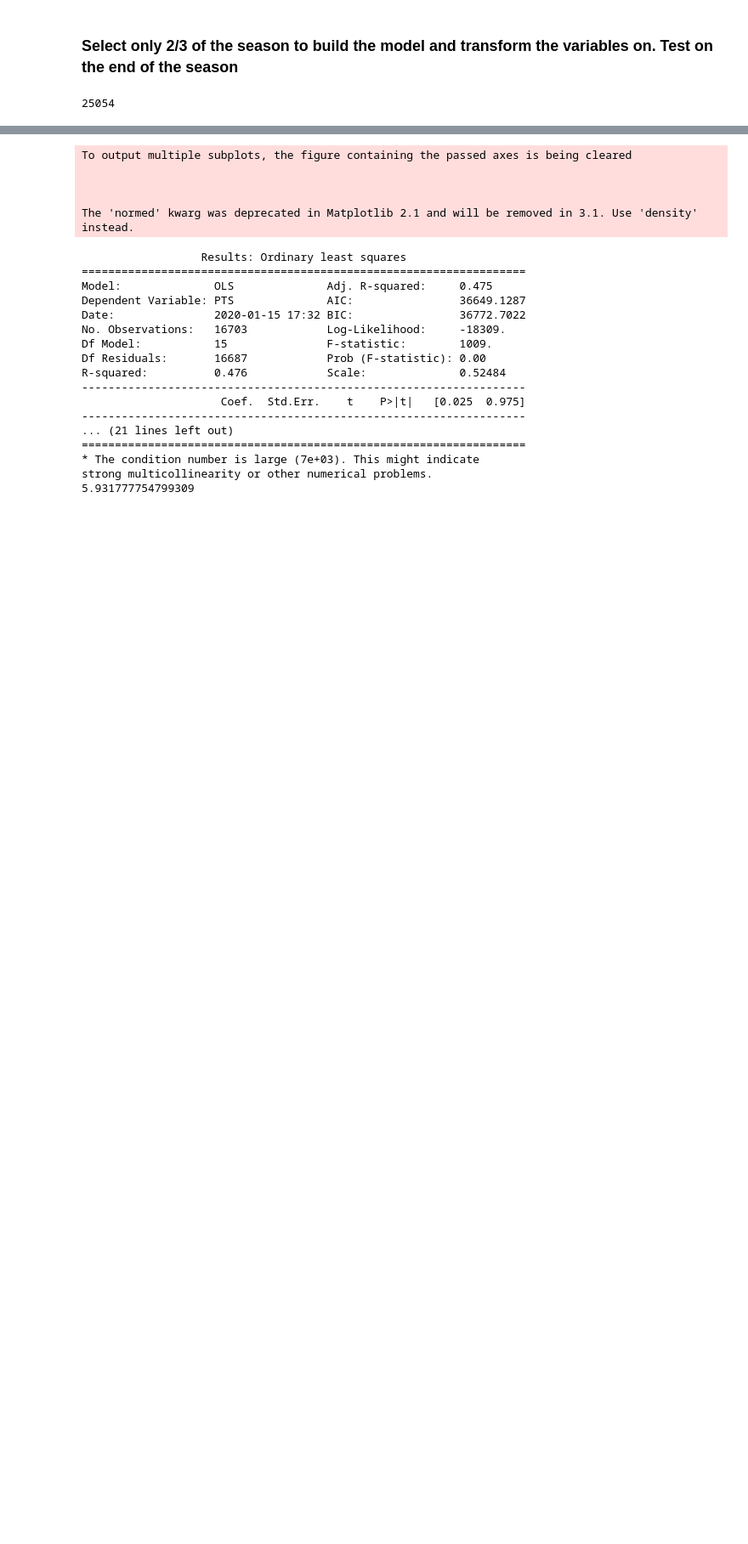
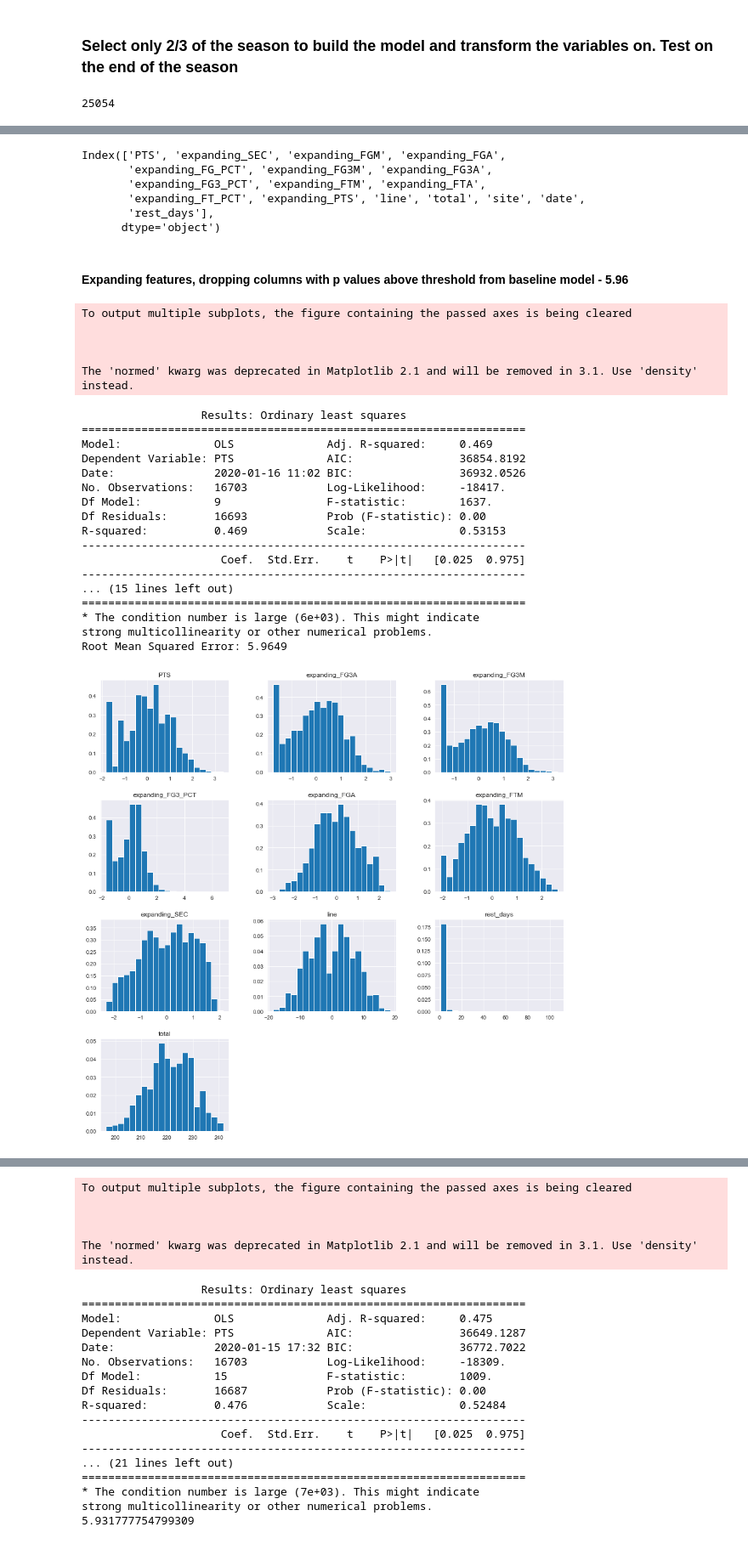
Before and after one commit to jcohen312/nba_points, a Jupyter notebook: Linear Regression.ipynb, the cells around one changed output, grey strips where cells are left out. Shown at 85% size. Saved outputs shown, nothing was run; the diff lists cells and outputs as text; code cells hidden in the pictures; blank space fills up the shorter version.

```diff
--- a/Linear Regression.ipynb
+++ b/Linear Regression.ipynb
@@ -120,3 +122,14 @@ def formated_player_stats(table, cols, year = '', lag = None):
+# %%
+def generate_pre_transformed(combined_df):
+    drop_cols = ['GAME_ID', 'TEAM_ID', 'TEAM_ABBREVIATION', 'TEAM_CITY', 'PLAYER_ID',
+       'PLAYER_NAME', 'START_POSITION', 'COMMENT', 'MIN', 'FGM', 'FGA',
+       'FG_PCT', 'FG3M', 'FG3A', 'FG3_PCT', 'FTM', 'FTA', 'FT_PCT', 'OREB',
+       'DREB', 'REB', 'AST', 'STL', 'BLK', 'PF', 'PLUS_MINUS', 'pk',
+       'TOS', 'SEASON_ID', 'DK_PTS', 'DD', 'TD', 'doubles', 'SEC', 'game_id', 'game_number', 'team']
+    pre_transform = combined.drop(drop_cols, axis=1).sort_values(by='date')
+    pre_transform['rest_days'] = pre_transform['rest_days'].dt.days
+
+    return pre_transform
 # %% [markdown]
 #### Function to calculate rolling team statistics
 # %%
@@ -175,6 +304,8 @@ drop_cols = ['GAME_ID', 'TEAM_ID', 'TEAM_ABBREVIATION', 'TEAM_CITY', 'PLAYER_ID'
        'DREB', 'REB', 'AST', 'STL', 'BLK', 'PF', 'PLUS_MINUS', 'pk',
        'TOS', 'SEASON_ID', 'DK_PTS', 'DD', 'TD', 'doubles', 'SEC', 'game_id', 'game_number', 'team']
 pre_transform = combined.drop(drop_cols, axis=1).sort_values(by='date')
+# %%
+pre_test = generate_pre_transformed(combined)
 # %%
 pre_transform
 # %% [output]
@@ -286,0 +398,45 @@ def do_regression(df, vars_to_transform):
+# %%
+pre_test.columns
+# %% [output]
+Index(['PTS', 'expanding_SEC', 'expanding_FGM', 'expanding_FGA',
+       'expanding_FG_PCT', 'expanding_FG3M', 'expanding_FG3A',
+       'expanding_FG3_PCT', 'expanding_FTM', 'expanding_FTA',
+       'expanding_FT_PCT', 'expanding_PTS', 'line', 'total', 'site', 'date',
+       'rest_days'],
+      dtype='object')
+# %% [markdown]
+#### Expanding features, dropping columns with p values above threshold from baseline model - 5.96
+# %%
+use_cols = ['PTS', 'expanding_SEC',  'expanding_FGA',
+        'expanding_FG3M', 'expanding_FG3A',
+       'expanding_FG3_PCT', 'expanding_FTM',
+         'line', 'total', 'date',
+       'rest_days']
+transform = ['PTS', 'expanding_FG3M', 'expanding_FG3A',
+       'expanding_FG3_PCT',  'expanding_FGA','expanding_FTM', 'expanding_SEC',
+        'expanding_FGA','expanding_FTM', 'expanding_SEC' ]
+do_regression_v2(pre_test, use_cols=use_cols, vars_to_transform=transform)
+# %% [output]
+To output multiple subplots, the figure containing the passed axes is being cleared
+
+
+
+The 'normed' kwarg was deprecated in Matplotlib 2.1 and will be removed in 3.1. Use 'density' instead.
+                  Results: Ordinary least squares
+===================================================================
+Model:              OLS              Adj. R-squared:     0.469
+Dependent Variable: PTS              AIC:                36854.8192
+Date:               2020-01-16 11:02 BIC:                36932.0526
+No. Observations:   16703            Log-Likelihood:     -18417.
+Df Model:           9                F-statistic:        1637.
+Df Residuals:       16693            Prob (F-statistic): 0.00
+R-squared:          0.469            Scale:              0.53153
+-------------------------------------------------------------------
+                     Coef.  Std.Err.    t    P>|t|   [0.025  0.975]
+-------------------------------------------------------------------
+... (15 lines left out)
+===================================================================
+* The condition number is large (6e+03). This might indicate
+strong multicollinearity or other numerical problems.
+Root Mean Squared Error: 5.9649
+[figure, added]
```
Also changed, not shown: parts of 27 cells of this notebook, 1 other file.
